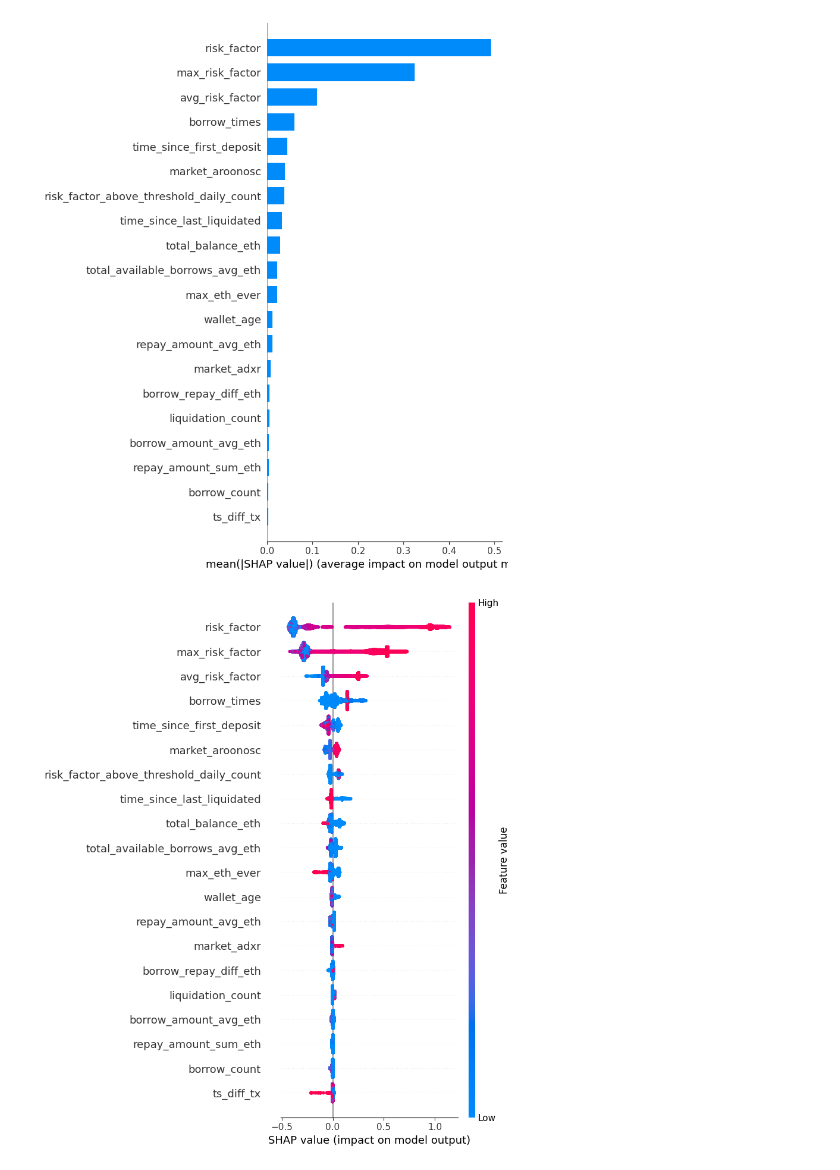
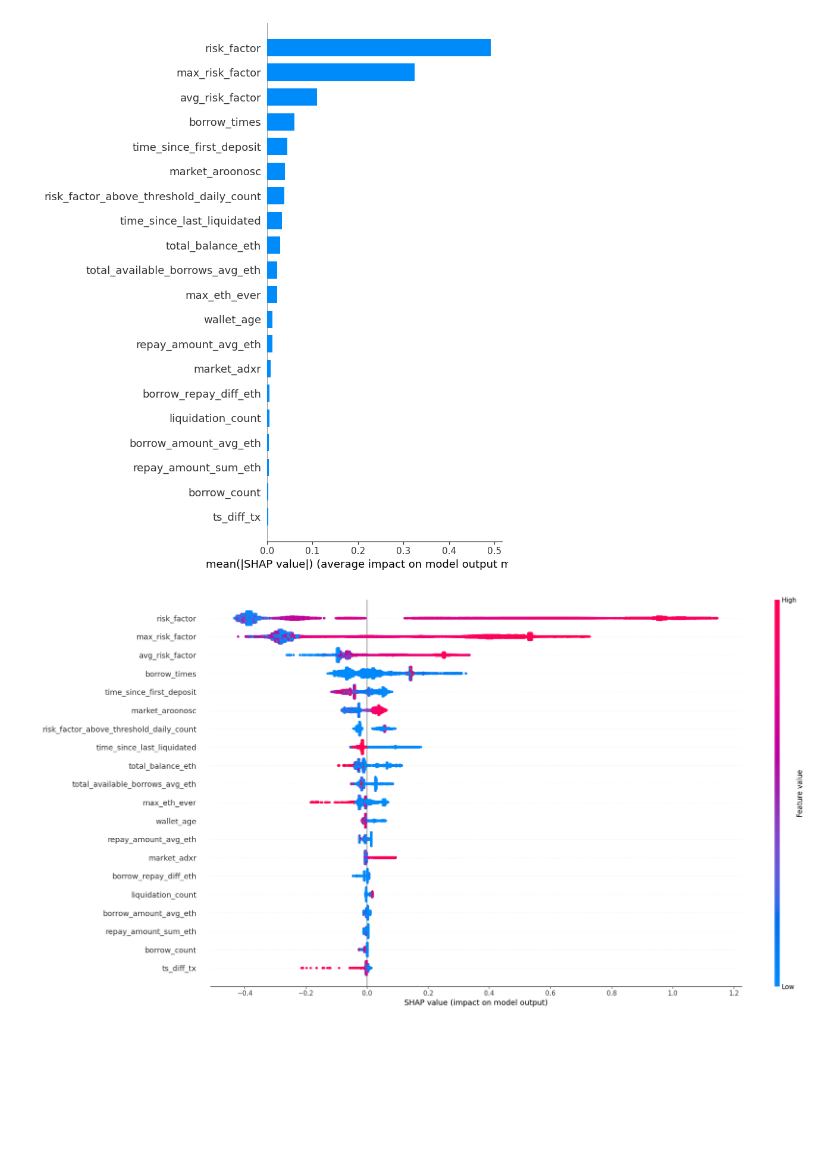
Before and after one commit to carinunez/Labs_MDS, a Jupyter notebook: proyecto_lab/shap.ipynb, the cells around one changed output. Cells and saved outputs as stored; diff of their text form; code cells hidden in the pictures; blank space fills up the shorter version.

```diff
--- a/proyecto_lab/shap.ipynb
+++ b/proyecto_lab/shap.ipynb
@@ -163,4 +165,4 @@ shap.summary_plot(shap_values, X, plot_type="bar")
 # %%
-shap.summary_plot(shap_values, X)
+shap.summary_plot(shap_values, X, plot_size=[20,10])
 # %% [output]
-[figure, old version]
+[figure, new version]
```
Also changed, not shown: parts of 34 cells of this notebook.
